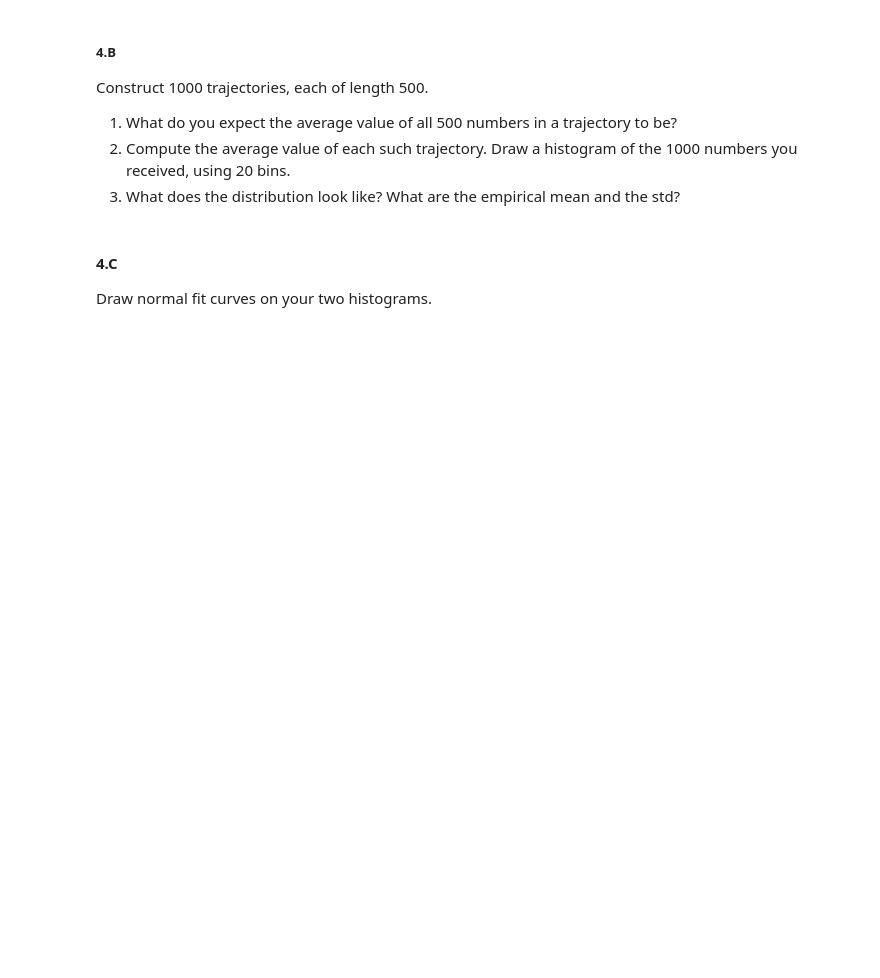
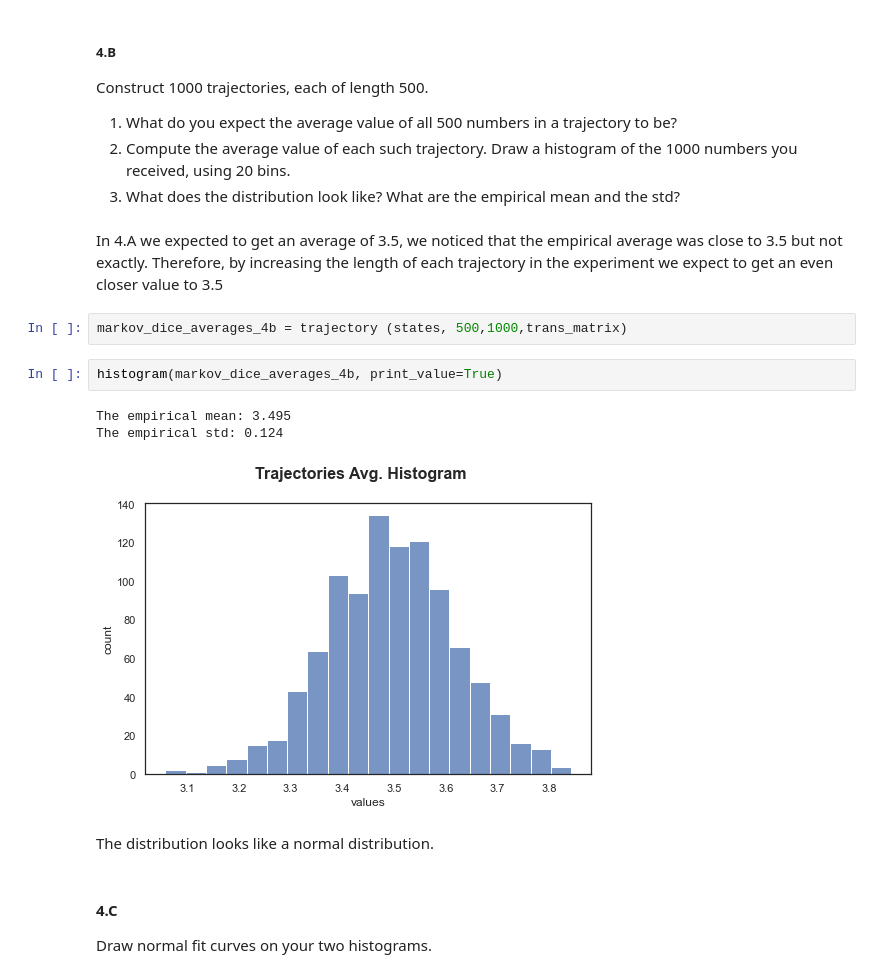
Before and after one commit to Oren-Ben/IDC, a Jupyter notebook: statistics/third_ex/204079453_205714447.ipynb, the cells around one changed output. Drawn from its saved outputs; the diff is of its cells as text; blank space fills up the shorter version.

```diff
--- a/statistics/third_ex/204079453_205714447.ipynb
+++ b/statistics/third_ex/204079453_205714447.ipynb
@@ -589,6 +602,18 @@ Construct 1000 trajectories, each of length 500.
 1. What do you expect the average value of all 500 numbers in a trajectory to be?
 2. Compute the average value of each such trajectory. Draw a histogram of the 1000 numbers you received, using 20 bins.
 3. What does the distribution look like? What are the empirical mean and the std?
+# %% [markdown]
+In 4.A we expected to get an average of 3.5, we noticed that the empirical average was close to 3.5 but not exactly. Therefore, by increasing the length of each trajectory in the experiment we expect to get an even closer value to 3.5
+# %%
+markov_dice_averages_4b = trajectory (states, 500,1000,trans_matrix)
+# %%
+histogram(markov_dice_averages_4b, print_value=True)
+# %% [output]
+The empirical mean: 3.495
+The empirical std: 0.124
+[figure, added]
+# %% [markdown]
+The distribution looks like a normal distribution.
 # %% [markdown]
 #### 4.C
 Draw normal fit curves on your two histograms.
```
Also changed, not shown: parts of 13 cells of this notebook.
